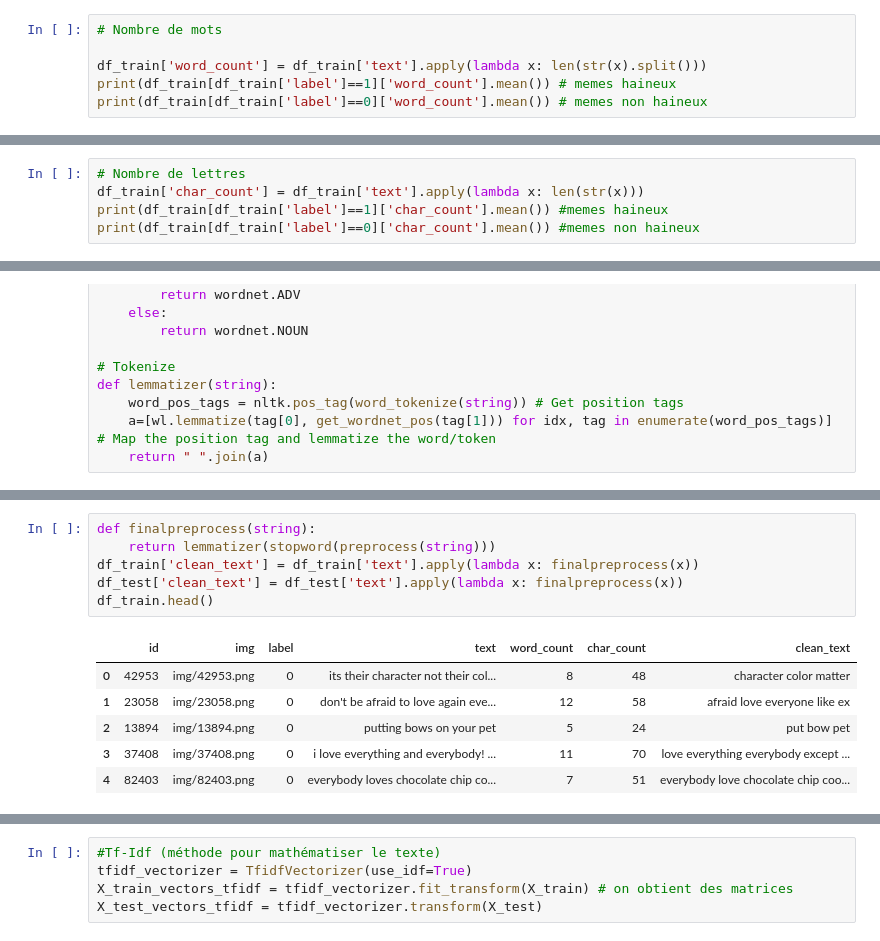
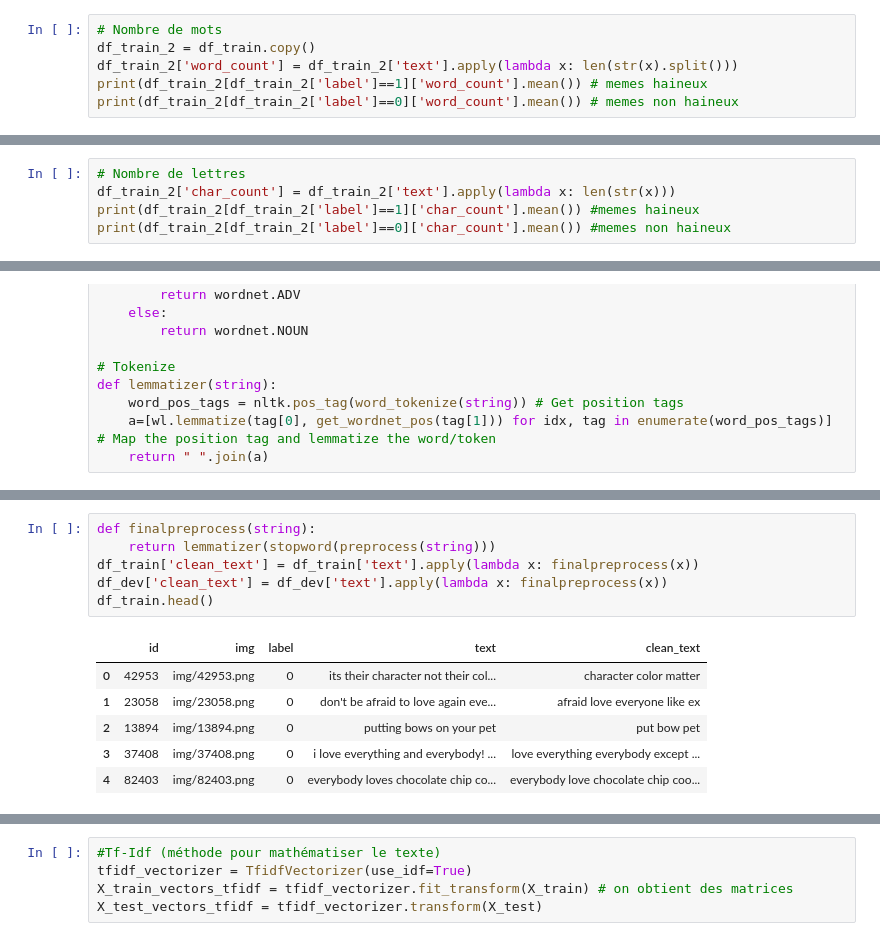
Before and after one commit to hlmth/statsapp, a Jupyter notebook: Classification texte seulement.ipynb, the cells around one changed output, grey strips where cells are left out. Saved outputs shown, nothing was run; the diff lists cells and outputs as text.

```diff
--- a/Classification texte seulement.ipynb
+++ b/Classification texte seulement.ipynb
@@ -112,10 +112,10 @@ dtype: int64
 Il n'y a aucune valeur manquante
 # %%
 # Nombre de mots
-
-df_train['word_count'] = df_train['text'].apply(lambda x: len(str(x).split()))
-print(df_train[df_train['label']==1]['word_count'].mean()) # memes haineux
-print(df_train[df_train['label']==0]['word_count'].mean()) # memes non haineux
+df_train_2 = df_train.copy()
+df_train_2['word_count'] = df_train_2['text'].apply(lambda x: len(str(x).split()))
+print(df_train_2[df_train_2['label']==1]['word_count'].mean()) # memes haineux
+print(df_train_2[df_train_2['label']==0]['word_count'].mean()) # memes non haineux
 # %% [output]
 12.79344262295082
 11.154495412844037
@@ -123,9 +123,9 @@ print(df_train[df_train['label']==0]['word_count'].mean()) # memes non haineux
 Il y a environ le même nombre de mots entre les deux types de même (en moyenne un de plus pour les mêmes haineux)
 # %%
 # Nombre de lettres
-df_train['char_count'] = df_train['text'].apply(lambda x: len(str(x)))
-print(df_train[df_train['label']==1]['char_count'].mean()) #memes haineux
-print(df_train[df_train['label']==0]['char_count'].mean()) #memes non haineux
+df_train_2['char_count'] = df_train_2['text'].apply(lambda x: len(str(x)))
+print(df_train_2[df_train_2['label']==1]['char_count'].mean()) #memes haineux
+print(df_train_2[df_train_2['label']==0]['char_count'].mean()) #memes non haineux
 # %% [output]
 68.48360655737704
 58.489724770642205
@@ -189,13 +205,13 @@ def lemmatizer(string):
 # %%
 def finalpreprocess(string):
     return lemmatizer(stopword(preprocess(string)))
 df_train['clean_text'] = df_train['text'].apply(lambda x: finalpreprocess(x))
-df_test['clean_text'] = df_test['text'].apply(lambda x: finalpreprocess(x))
+df_dev['clean_text'] = df_dev['text'].apply(lambda x: finalpreprocess(x))
 df_train.head()
 # %% [output]
-|  | id | img | label | text | word_count | char_count | clean_text |
-| 0 | 42953 | img/42953.png | 0 | its their character not their col... | 8 | 48 | character color matter |
-| 1 | 23058 | img/23058.png | 0 | don't be afraid to love again eve... | 12 | 58 | afraid love everyone like ex |
-| 2 | 13894 | img/13894.png | 0 | putting bows on your pet | 5 | 24 | put bow pet |
-| 3 | 37408 | img/37408.png | 0 | i love everything and everybody! ... | 11 | 70 | love everything everybody except ... |
-| 4 | 82403 | img/82403.png | 0 | everybody loves chocolate chip co... | 7 | 51 | everybody love chocolate chip coo... |
+|  | id | img | label | text | clean_text |
+| 0 | 42953 | img/42953.png | 0 | its their character not their col... | character color matter |
+| 1 | 23058 | img/23058.png | 0 | don't be afraid to love again eve... | afraid love everyone like ex |
+| 2 | 13894 | img/13894.png | 0 | putting bows on your pet | put bow pet |
+| 3 | 37408 | img/37408.png | 0 | i love everything and everybody! ... | love everything everybody except ... |
+| 4 | 82403 | img/82403.png | 0 | everybody loves chocolate chip co... | everybody love chocolate chip coo... |
```
Also changed, not shown: parts of 16 cells of this notebook, 1 other file.
